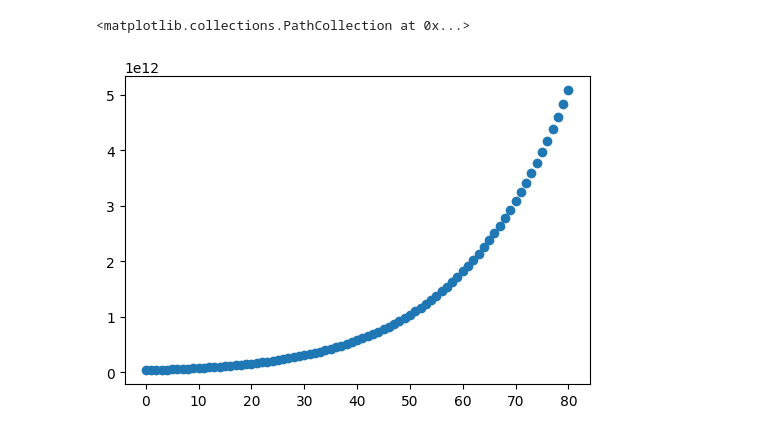
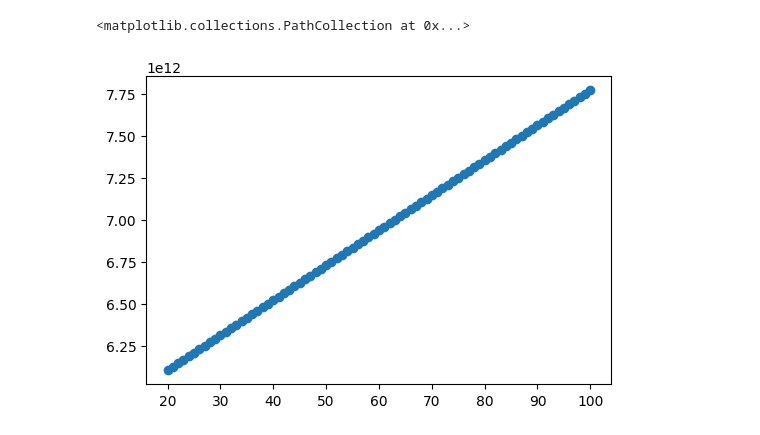
Before and after one commit to BKirkpatrick/eyring, a Jupyter notebook: eyring/notes.ipynb, the cells around one changed output. Drawn from its saved outputs; the diff is of its cells as text; code cells hidden in the pictures.

```diff
--- a/eyring/notes.ipynb
+++ b/eyring/notes.ipynb
@@ -16,4 +102,4 @@ Total delta S: 131.2 cal/mol.K
 # %%
-temperature_range = np.linspace(0 + 273, 80 + 273, 81)
+temperature_range = np.linspace(20 + 273, 100 + 273, 81)
 temperature_range
 # %% [output]
@@ -40,6 +155,6 @@ for _, j in enumerate(temperature_range):
 # %%
 fig, ax = plt.subplots(1, 1, figsize=(6,4))
-ax.scatter(temperature_range - 273, k)
+ax.scatter(temperature_range - 273, Boltzmann * temperature_range / Planck)
 # %% [output]
 <matplotlib.collections.PathCollection at 0x...>
-[figure, old version]
+[figure, new version]
```
Also changed, not shown: parts of 20 cells of this notebook, 2 other files.
